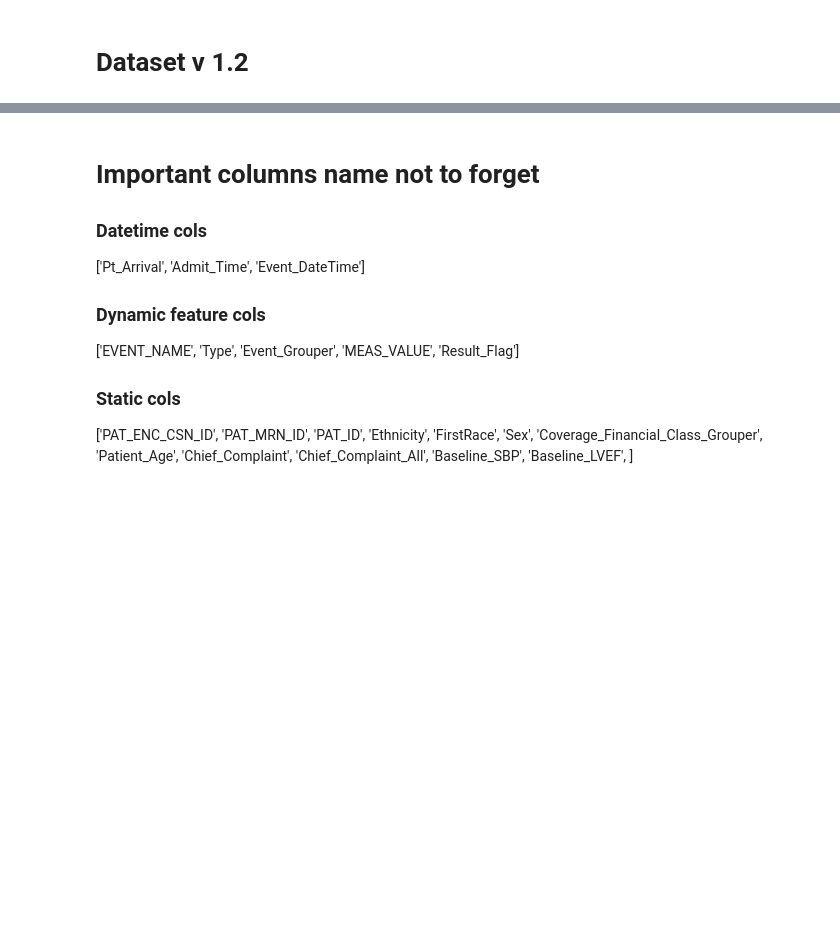
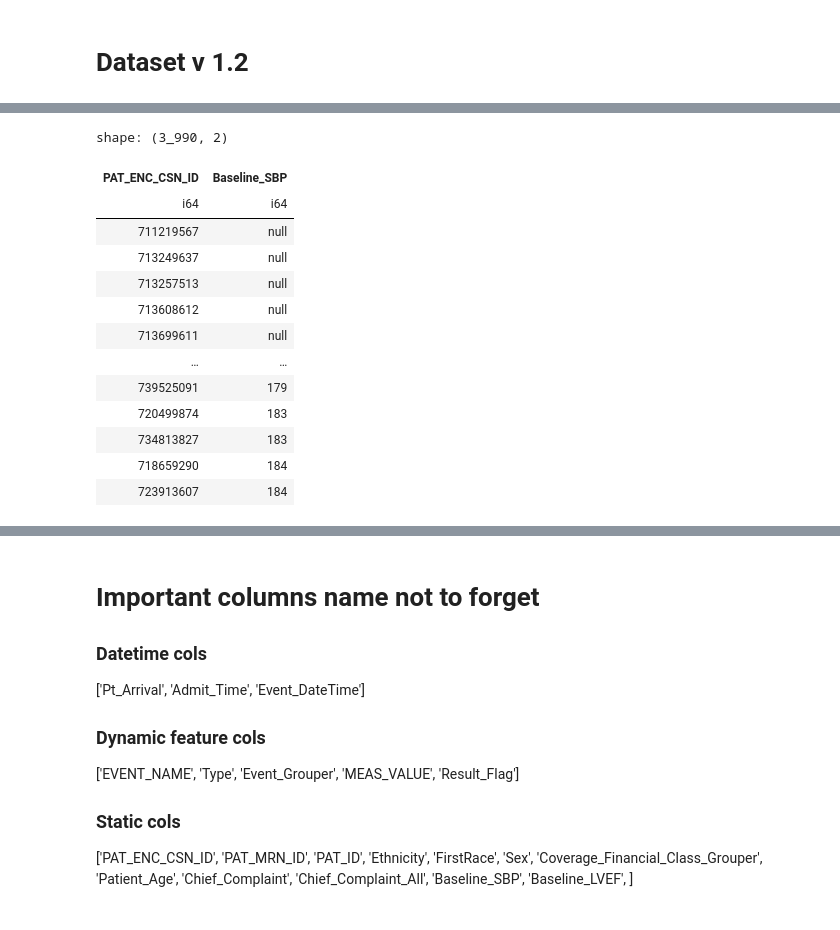
Before and after one commit to UTSW-CIC/Sepsis-Analysis, a Jupyter notebook: notebooks/00_eda.ipynb, the cells around one changed output, grey strips where cells are left out. Saved outputs shown, nothing was run; the diff lists cells and outputs as text; code cells hidden in the pictures; blank space fills up the shorter version.

```diff
--- a/notebooks/00_eda.ipynb
+++ b/notebooks/00_eda.ipynb
@@ -93,0 +206,17 @@ lf_all = lf_all.with_columns(
+# %%
+df_base_pat_sbp.sort(by=['Baseline_SBP', 'PAT_ENC_CSN_ID'])
+# %% [output]
+shape: (3_990, 2)
+| PAT_ENC_CSN_ID | Baseline_SBP |
+| i64 | i64 |
+| 711219567 | null |
+| 713249637 | null |
+| 713257513 | null |
+| 713608612 | null |
+| 713699611 | null |
+| … | … |
+| 739525091 | 179 |
+| 720499874 | 183 |
+| 734813827 | 183 |
+| 718659290 | 184 |
+| 723913607 | 184 |
```
Also changed, not shown: parts of 18 cells of this notebook, 2 other files.
